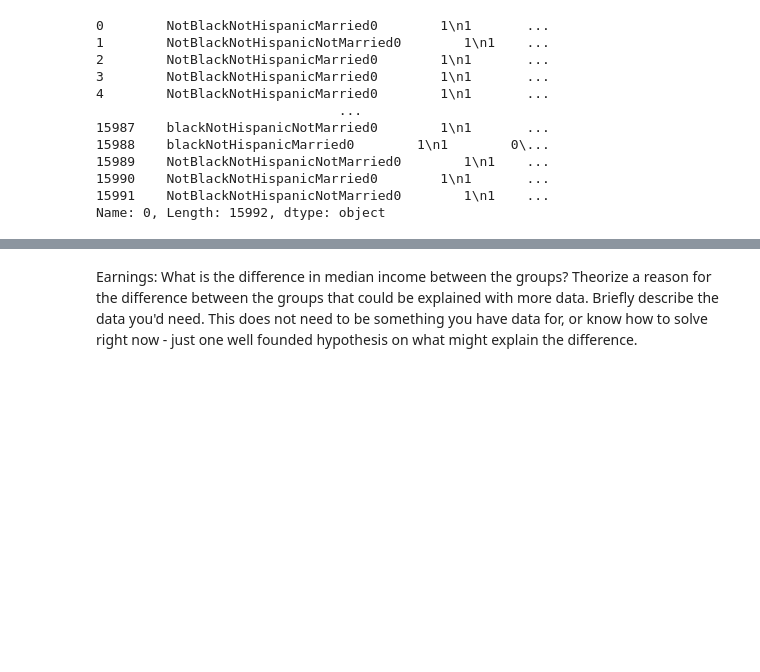
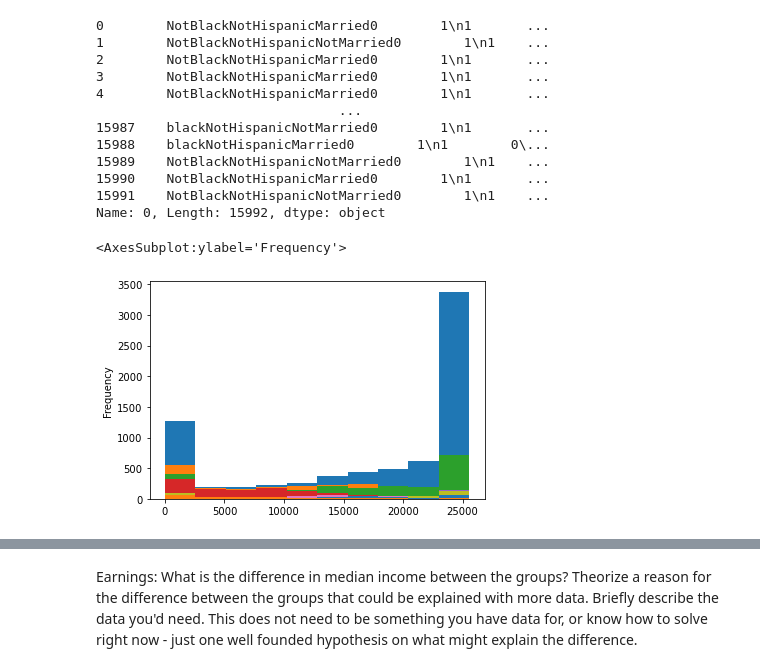
Before and after one commit to jamarabe/DATA3450, a Jupyter notebook: Assignment1.ipynb, the cells around one changed output, grey strips where cells are left out. Drawn from its saved outputs; the diff is of its cells as text; code cells hidden in the pictures; blank space fills up the shorter version.

```diff
--- a/Assignment1.ipynb
+++ b/Assignment1.ipynb
@@ -315,0 +316,17 @@ Group_11_pmf = thinkstats2.pmf(Group_11["Earnings_1978"])
+# %%
+# Plot Histograms
+Group_0["Earnings_1978"].plot.hist()
+Group_1["Earnings_1978"].plot.hist()
+Group_2["Earnings_1978"].plot.hist()
+Group_3["Earnings_1978"].plot.hist()
+Group_4["Earnings_1978"].plot.hist()
+Group_5["Earnings_1978"].plot.hist()
+Group_6["Earnings_1978"].plot.hist()
+Group_7["Earnings_1978"].plot.hist()
+Group_8["Earnings_1978"].plot.hist()
+Group_9["Earnings_1978"].plot.hist()
+Group_10["Earnings_1978"].plot.hist()
+Group_11["Earnings_1978"].plot.hist()
+# %% [output]
+<AxesSubplot:ylabel='Frequency'>
+[figure, added]
```
Also changed, not shown: parts of 32 cells of this notebook.
